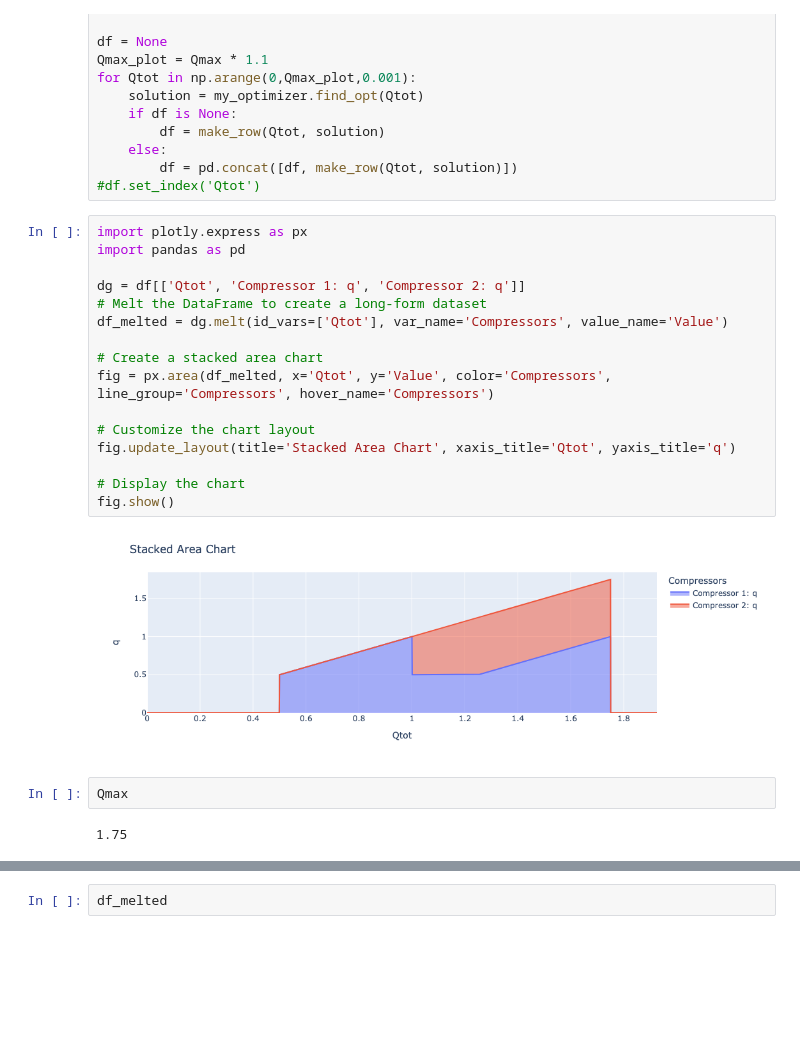
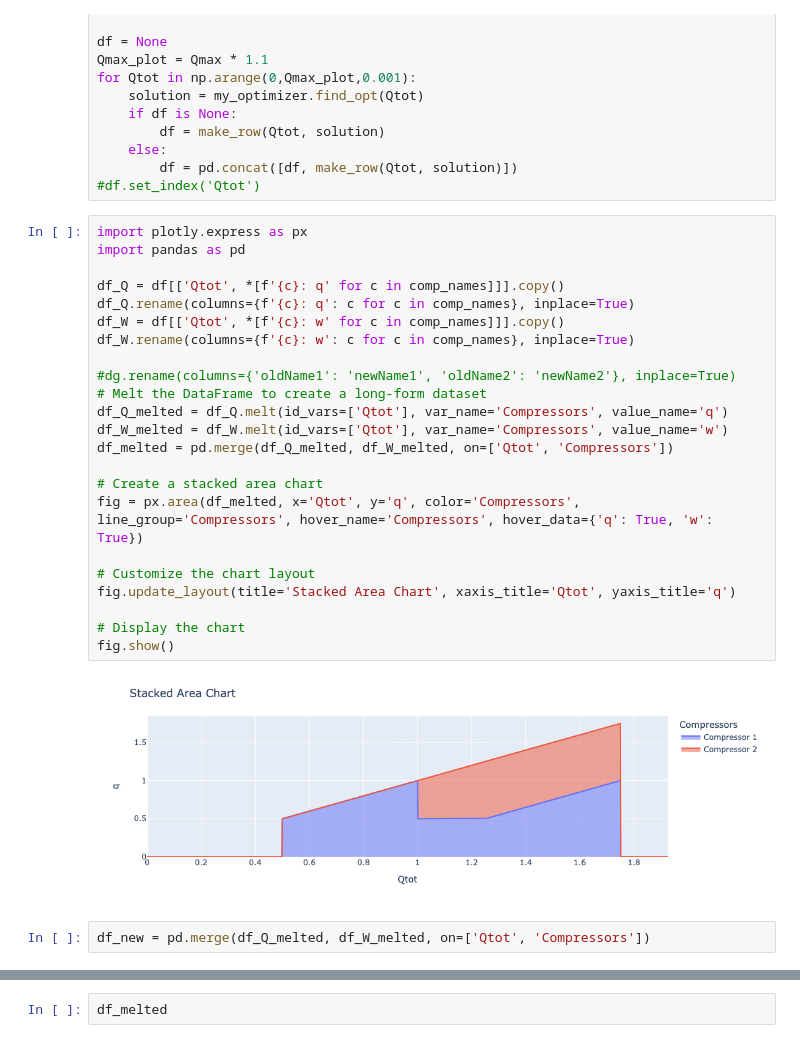
Before and after one commit to danielkwalsh/cosmic, a Jupyter notebook: cosmic-lab.ipynb, the cells around one changed output, grey strips where cells are left out. Cells and saved outputs as stored; diff of their text form; blank space fills up the shorter version.

Commit message:
Improvement to plotting.

```diff
--- a/cosmic-lab.ipynb
+++ b/cosmic-lab.ipynb
@@ -30,23 +30,28 @@ for Qtot in np.arange(0,Qmax_plot,0.001):
 # %%
 import plotly.express as px
 import pandas as pd
 
-dg = df[['Qtot', 'Compressor 1: q', 'Compressor 2: q']]
+df_Q = df[['Qtot', *[f'{c}: q' for c in comp_names]]].copy()
+df_Q.rename(columns={f'{c}: q': c for c in comp_names}, inplace=True)
+df_W = df[['Qtot', *[f'{c}: w' for c in comp_names]]].copy()
+df_W.rename(columns={f'{c}: w': c for c in comp_names}, inplace=True)
+
+#dg.rename(columns={'oldName1': 'newName1', 'oldName2': 'newName2'}, inplace=True)
 # Melt the DataFrame to create a long-form dataset
-df_melted = dg.melt(id_vars=['Qtot'], var_name='Compressors', value_name='Value')
+df_Q_melted = df_Q.melt(id_vars=['Qtot'], var_name='Compressors', value_name='q')
+df_W_melted = df_W.melt(id_vars=['Qtot'], var_name='Compressors', value_name='w')
+df_melted = pd.merge(df_Q_melted, df_W_melted, on=['Qtot', 'Compressors'])
 
 # Create a stacked area chart
-fig = px.area(df_melted, x='Qtot', y='Value', color='Compressors', line_group='Compressors', hover_name='Compressors')
+fig = px.area(df_melted, x='Qtot', y='q', color='Compressors', line_group='Compressors', hover_name='Compressors', hover_data={'q': True, 'w': True})
 
 # Customize the chart layout
 fig.update_layout(title='Stacked Area Chart', xaxis_title='Qtot', yaxis_title='q')
 
 # Display the chart
 fig.show()
 # %% [output]
-[figure, old version]
+[figure, new version]
 # %%
-Qmax
+df_new = pd.merge(df_Q_melted, df_W_melted, on=['Qtot', 'Compressors'])
-# %% [output]
-1.75
 # %%
```
Also changed, not shown: parts of 2 cells of this notebook, 1 other file.
